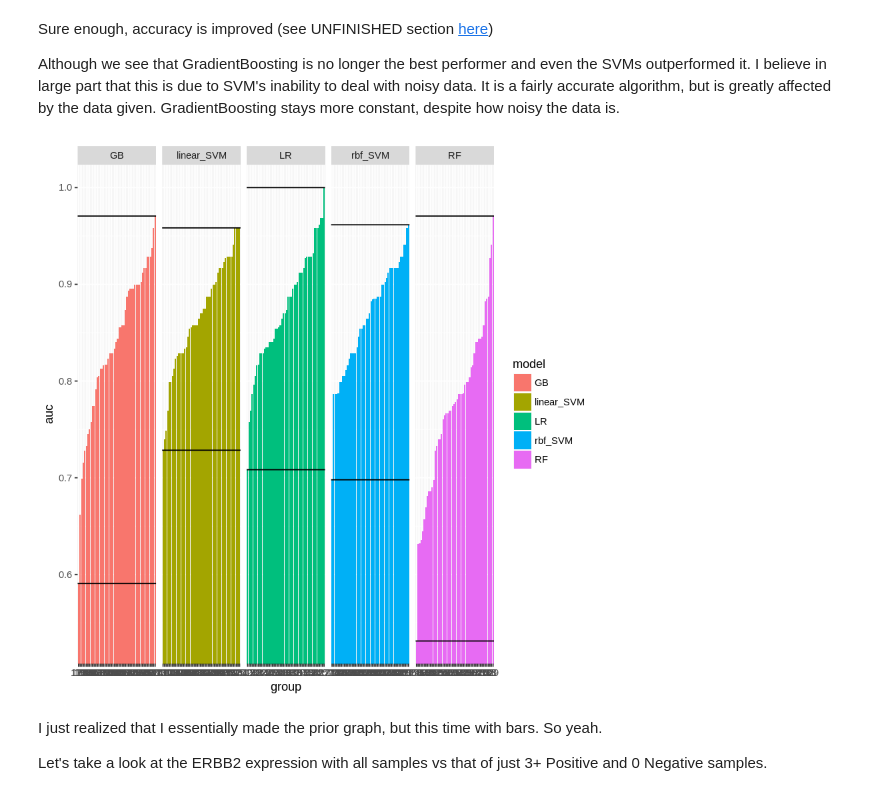
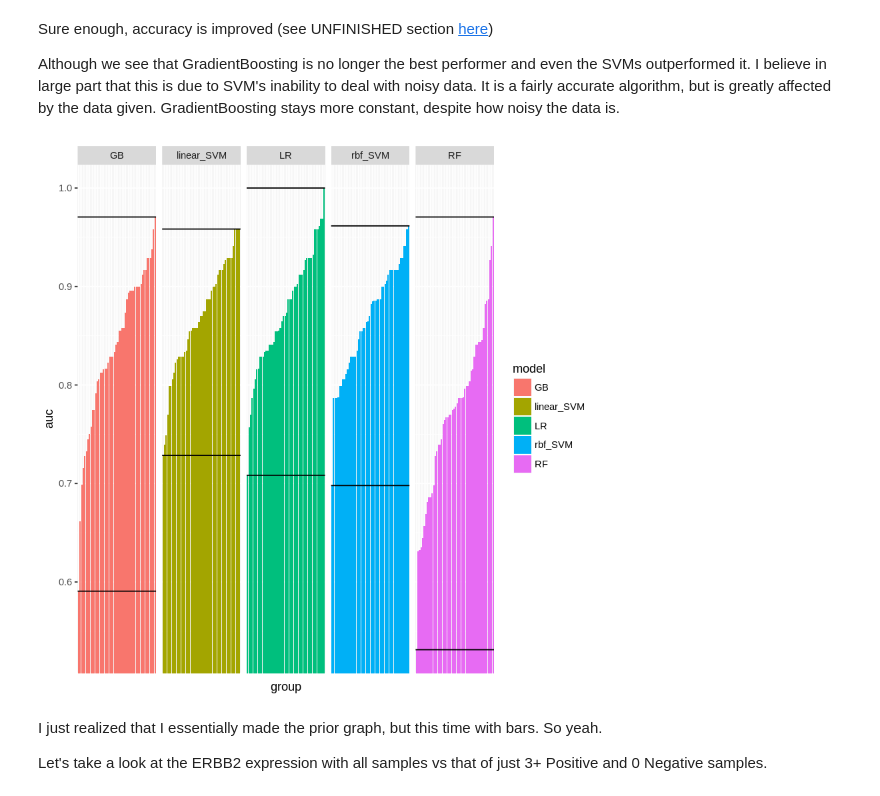
Before and after one commit to zence/SCCR, a Jupyter notebook: notebooks/pos_neg_equivocal.ipynb, the cells around one changed output. Saved outputs shown, nothing was run; the diff lists cells and outputs as text; code cells hidden in the pictures.

```diff
--- a/notebooks/pos_neg_equivocal.ipynb
+++ b/notebooks/pos_neg_equivocal.ipynb
@@ -301,13 +309,15 @@ for (model in unique(pos.neg.aucs$model)){
 # %%
 gbar <- ggplot(pos.neg.aucs, aes(x = group, y = auc, fill = model))
 ggbar <- gbar + geom_bar(stat = "identity") +
             facet_grid(. ~ model, scales = 'free', space = 'free') +
             coord_cartesian(ylim = c(min(pos.neg.aucs$auc), 1)) +
-            geom_hline(data = pos.neg.minmax, aes(yintercept = auc))
+            geom_hline(data = pos.neg.minmax, aes(yintercept = auc)) +
+            theme(axis.ticks.x = element_blank(),
+                  axis.text.x = element_blank())
 
 ggbar
 # %% [output]
-[figure, old version]
+[figure, new version]
 # %% [markdown]
 I just realized that I essentially made the prior graph, but this time with bars. So yeah.
 
```
Also changed, not shown: parts of 16 cells of this notebook, 1 other file.
